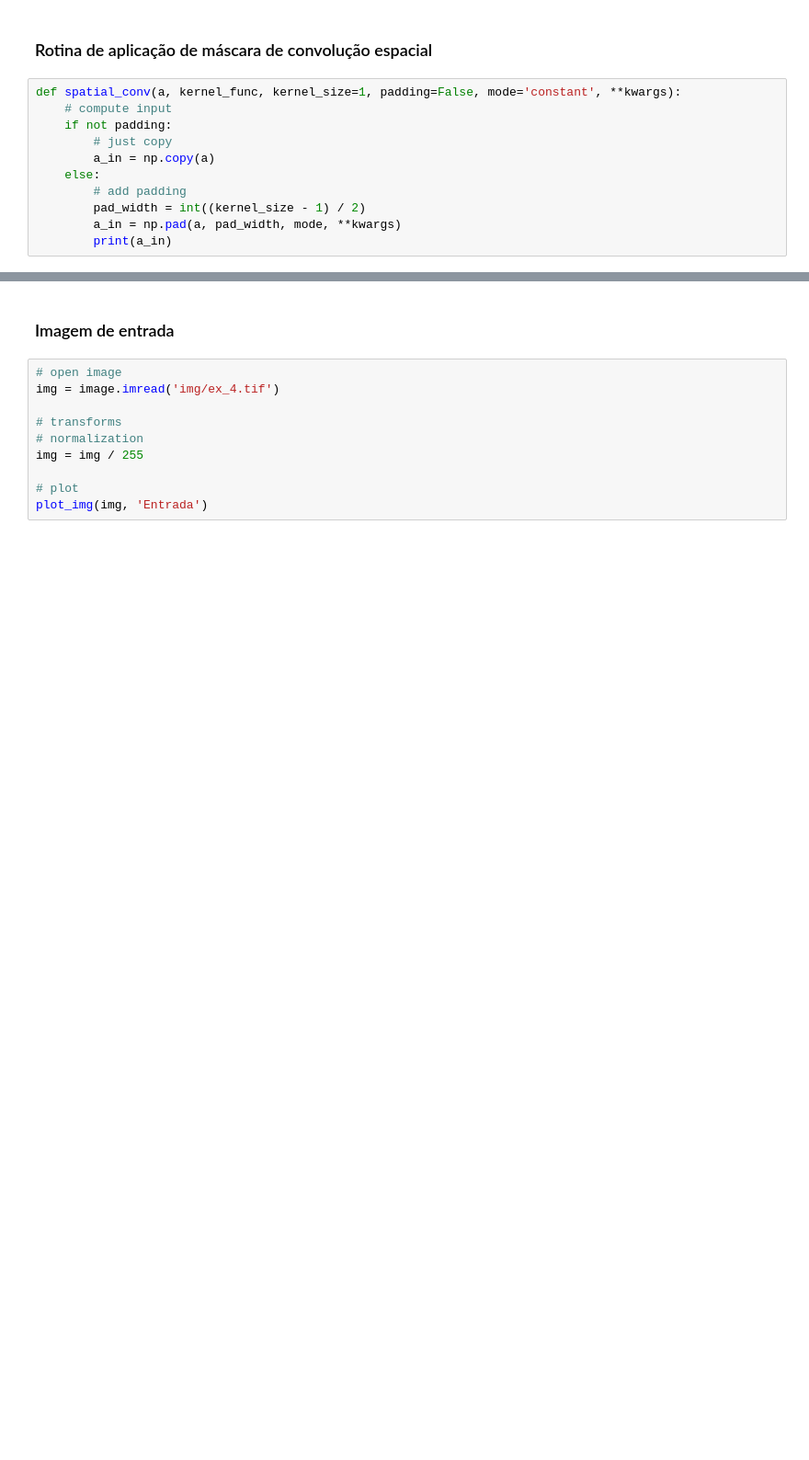
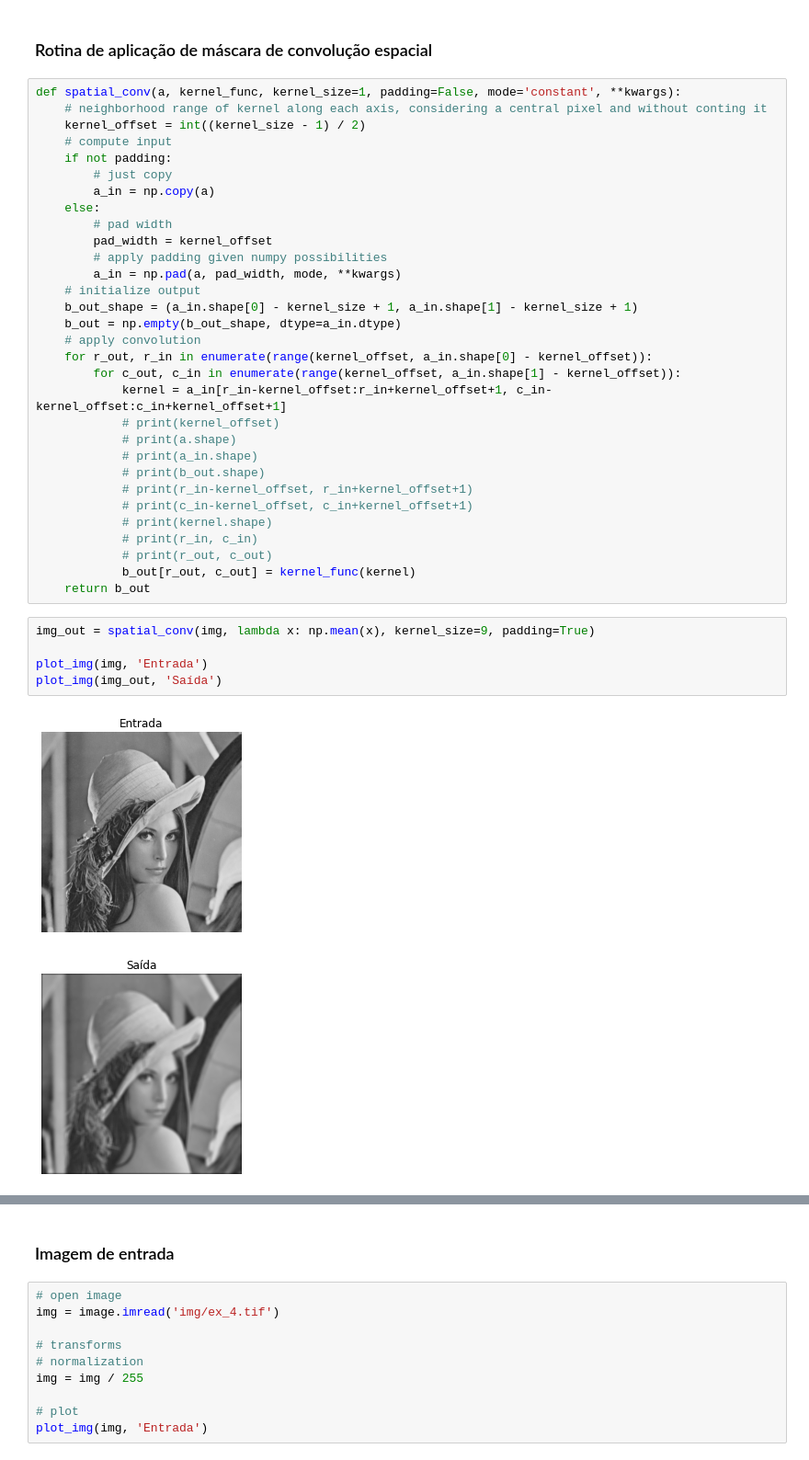
Before and after one commit to gabrielcbenedito/pdi, a Jupyter notebook: lista_1.ipynb, the cells around one changed output, grey strips where cells are left out. Shown: that part at 92% size. Saved outputs shown, nothing was run; the diff lists cells and outputs as text; blank space fills up the shorter version.

```diff
--- a/lista_1.ipynb
+++ b/lista_1.ipynb
@@ -163,13 +174,41 @@ Faça uma rotina que implemente uma máscara de convolução espacial de dimens
 # %% [markdown]
 ### Rotina de aplicação de máscara de convolução espacial
-# %%
-def spatial_conv(a, kernel_func, kernel_size=1, padding=False, mode='constant', **kwargs):
-    # compute input
-    if not padding:
-        # just copy
-        a_in = np.copy(a)
-    else:
-        # add padding
-        pad_width = int((kernel_size - 1) / 2)
-        a_in = np.pad(a, pad_width, mode, **kwargs)
-        print(a_in)
+# %%
+def spatial_conv(a, kernel_func, kernel_size=1, padding=False, mode='constant', **kwargs):
+    # neighborhood range of kernel along each axis, considering a central pixel and without conting it
+    kernel_offset = int((kernel_size - 1) / 2)
+    # compute input
+    if not padding:
+        # just copy
+        a_in = np.copy(a)
+    else:
+        # pad width
+        pad_width = kernel_offset
+        # apply padding given numpy possibilities
+        a_in = np.pad(a, pad_width, mode, **kwargs)
+    # initialize output
+    b_out_shape = (a_in.shape[0] - kernel_size + 1, a_in.shape[1] - kernel_size + 1)
+    b_out = np.empty(b_out_shape, dtype=a_in.dtype)
+    # apply convolution
+    for r_out, r_in in enumerate(range(kernel_offset, a_in.shape[0] - kernel_offset)):
+        for c_out, c_in in enumerate(range(kernel_offset, a_in.shape[1] - kernel_offset)):
+            kernel = a_in[r_in-kernel_offset:r_in+kernel_offset+1, c_in-kernel_offset:c_in+kernel_offset+1]
+            # print(kernel_offset)
+            # print(a.shape)
+            # print(a_in.shape)
+            # print(b_out.shape)
+            # print(r_in-kernel_offset, r_in+kernel_offset+1)
+            # print(c_in-kernel_offset, c_in+kernel_offset+1)
+            # print(kernel.shape)
+            # print(r_in, c_in)
+            # print(r_out, c_out)
+            b_out[r_out, c_out] = kernel_func(kernel)
+    return b_out
+# %%
+img_out = spatial_conv(img, lambda x: np.mean(x), kernel_size=9, padding=True)
+
+plot_img(img, 'Entrada')
+plot_img(img_out, 'Saída')
+# %% [output]
+[figure, added]
+[figure, added]
```
Also changed, not shown: parts of 4 cells of this notebook.
